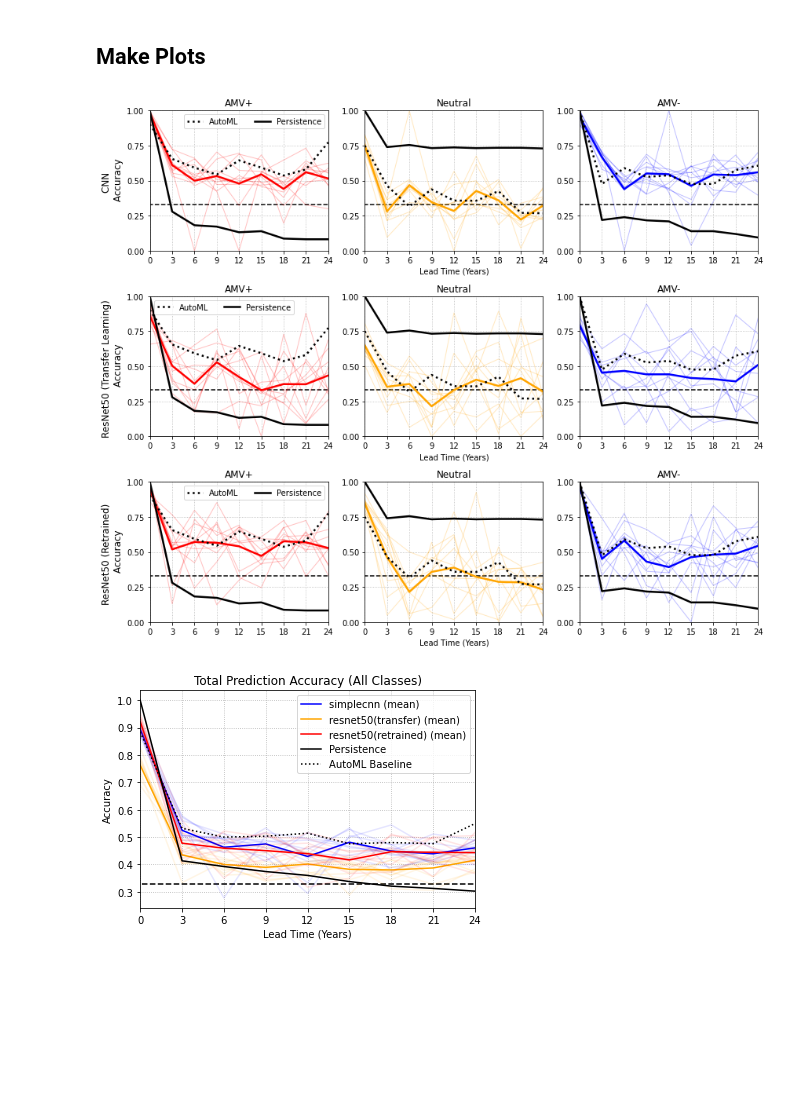
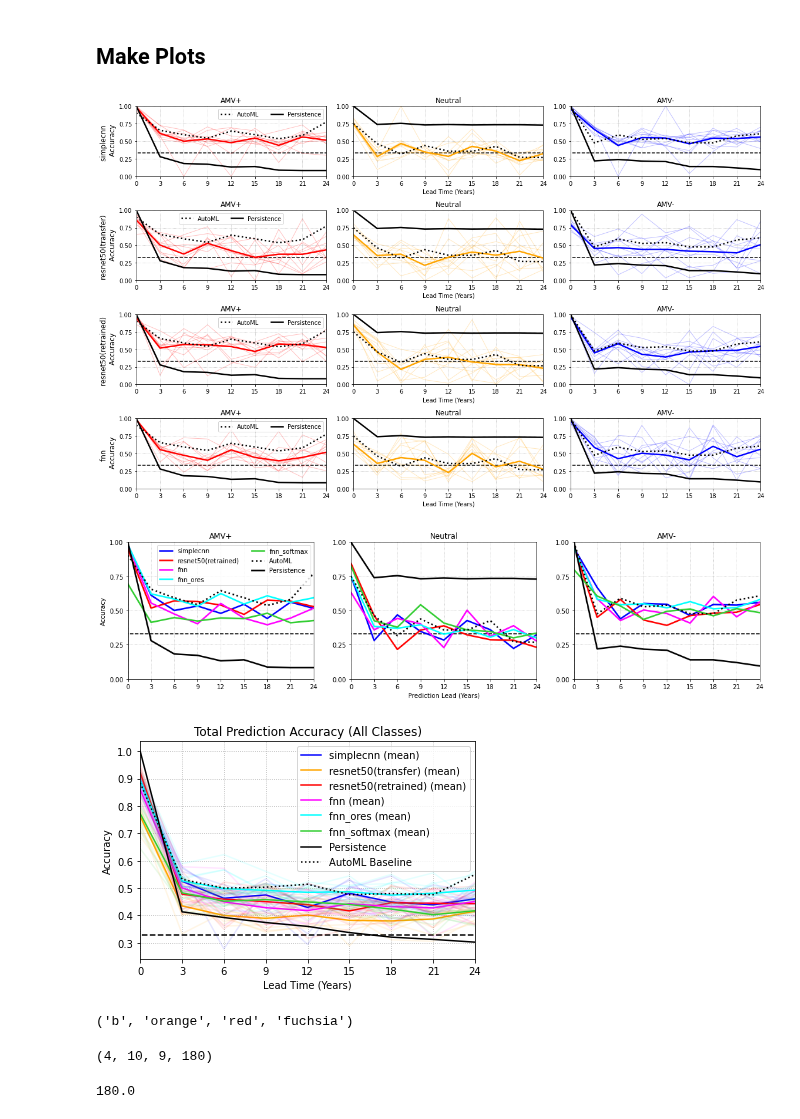
Before and after one commit to glennliu265/predict_amv, a Jupyter notebook: Analysis/viz_results.ipynb, the cells around one changed output. Cells and saved outputs as stored; diff of their text form; code cells hidden in the pictures; blank space fills up the shorter version.

Commit message:
Added two more experiments to results visualization
- Added visualization for FNN2 case with original resolution, and the same but with an added softmax layer.

```diff
--- a/Analysis/viz_results.ipynb
+++ b/Analysis/viz_results.ipynb
@@ -26,8 +27,8 @@ outfigpath = "../Figures/"
 # Settings+Names for labeling/plotting, Data is formatted as [Class1, Class2, Class3]
 classes   = ["AMV+","Neutral","AMV-"] # [Class1 = AMV+, Class2 = Neutral, Class3 = AMV-]
 leads     = np.arange(0,25,3)
-expnames  = ['simplecnn','resnet50(transfer)','resnet50(retrained)']
-expcolors = ("b","orange","red") # Colors for line plots corresponding to each experiment
+expnames  = ['simplecnn','resnet50(transfer)','resnet50(retrained)',"fnn","fnn_ores","fnn_softmax"]
+expcolors = ("b","orange","red","fuchsia","cyan","limegreen") # Colors for line plots corresponding to each experiment
 baseline  = 0.69476744 # Baseline value to plot
 # %%
 # Functions
@@ -76,7 +77,7 @@ def make_acc_heatmap(accbyclass,leads,title,classes,ax=None):
                            ha="center", va="center", color=col)
     return ax
 
-def load_result(fn):
+def load_result(fn,debug=False):
     """
     Load results for each of the variable names
 
@@ -85,10 +86,20 @@ def load_result(fn):
 
     ld = np.load(fn,allow_pickle=True)
     vnames = ld.files
+    if debug:
+        print(vnames)
     output = []
     for v in vnames:
         output.append(ld[v])
     return output,vnames
+
+
+
+def retrieve_lead(shuffidx,lead,nens,tstep):
+
+    orishape = [nens,tstep-lead]
+    outidx   = np.unravel_index(shuffidx,orishape)
+    return outidx
 # %% [markdown]
 ## Load Data
 # %%
@@ -193,54 +231,93 @@ Text(0.5, 1.0, 'Persistence Baseline')
 # Plot Accuracy vs Leadtime for each Predictor
 
 classcol = ['r','orange','b']
-
-fig,axsall = plt.subplots(3,3,figsize=(12,10))
+classnamelong = expnames
+fig,axsall = plt.subplots(4,3,figsize=(16,10))
 
 lwall = 2.5
-for i in range(3): # Looping for each model type
+for i in range(4): # Looping for each model type
 
     axs = axsall[i,:]
     for c in range(3):
         ax = axs[c]
 
         if c == 0:
             ax.set_ylabel("%s \n Accuracy"%classnamelong[i],fontsize=12)
         if c == 1:
             ax.set_xlabel("Lead Time (Years)")
 
         ax.grid(True,ls='dotted')
         ax.set_xticks(leads)
         ax.set_yticks(np.arange(0,1.25,.25))
         ax.set_xlim(0,24)
         ax.set_title("%s" %(classes[c]),fontsize=12)
 
         for r in range(10):
             ax.plot(leads,classacc[i,r,:,c],label="",color=classcol[c],alpha=0.25,lw=1)
         ax.plot(leads,classacc[i,:,:,c].mean(0),color=classcol[c],alpha=1,lw=lwall)
         #ax.plot(np.arange(0,25,1),autodat[:,c],color='k',ls='dotted',label="AutoML")
         ax.plot(leads,autodat[::3,c],color='k',ls='dotted',label="AutoML",lw=lwall)
         ax.plot(leads,persaccclass[:,c],color='k',label="Persistence",lw=lwall)
 
         ax.hlines([0.33],xmin=-1,xmax=25,ls="dashed",color='k')
         ax.set_ylim([0,1])
         if c == 0:
             ax.legend(fontsize=10,ncol=3)
     #plt.suptitle(expnames[i])
     plt.tight_layout()
 plt.savefig("%sFig04_AccbyClass_Leadtime_Horizontal.png"% (outfigpath),dpi=150)
 # %% [output]
-[figure, old version]
+[figure, new version]
+# %%
+# Compare Between Models by Class
+
+plotmodels = [0,2,3,4,5]
+
+fig,axs = plt.subplots(1,3,figsize=(18,4))
+
+for c in range(3):
+
+    # Initialize plot
+    ax = axs[c]
+    ax.set_title("%s" %(classes[c]),fontsize=12)
+    ax.set_xlim([0,24])
+    ax.set_xticks(leads)
+    ax.set_ylim([0,1])
+    ax.set_yticks(np.arange(0,1.25,.25))
+    ax.grid(True,ls='dotted')
+
+    for i in plotmodels:
+
+        ax.plot(leads,classacc[i,:,:,c].mean(0),color=expcolors[i],alpha=1,lw=lwall,label=expnames[i])
+
+    ax.plot(leads,autodat[::3,c],color='k',ls='dotted',label="AutoML",lw=lwall)
+    ax.plot(leads,persaccclass[:,c],color='k',label="Persistence",lw=lwall)
+
+    ax.hlines([0.33],xmin=-1,xmax=25,ls="dashed",color='k')
+
+    if c == 0:
+        ax.legend(ncol=2,fontsize=10)
+        ax.set_ylabel("Accuracy")
+    if c == 1:
+        ax.set_xlabel("Prediction Lead (Years)")
+
+
+
+plt.savefig("%sModel_Intercomparison_byclass.png"%outfigpath,dpi=200)
+# %% [output]
+[figure, added]
 # %%
 # Plot total accuracy by lead time for each of the 10 runs, comparing each model
 
 fig,ax=plt.subplots(1,1)
 ax.grid(True,ls="dotted")
-for m in range(3):
+for m in range(len(expnames)):
 
     ax.plot(leads,totalacc[m,:,:].T,label="",color=expcolors[m],alpha=0.1)
     ax.plot(leads,totalacc[m,:,:].mean(0),label="%s (mean)"%expnames[m],color=expcolors[m])
 
 #ax.plot()
+
 ax.plot(leads,persacctotal,color='k',label="Persistence")
 ax.plot(leads,autodattotal[::3],color='k',label="AutoML Baseline",ls='dotted')
 ax.legend()
@@ -252,4 +329,8 @@ ax.set_xlabel("Lead Time (Years)")
 ax.set_xticks(leads)
 plt.savefig("%sTotalPredAcc.png"%outfigpath,dpi=200)
 # %% [output]
-[figure, old version]
+[figure, new version]
+# %%
+expcolors
+# %% [output]
+('b', 'orange', 'red', 'fuchsia')
@@ -255,0 +350,9 @@ plt.savefig("%sTotalPredAcc.png"%outfigpath,dpi=200)
+# %%
+ypred.shape
+ylabs.shape
+# %% [output]
+(4, 10, 9, 180)
+# %%
+.20 * 900
+# %% [output]
+180.0
```
Also changed, not shown: parts of 9 cells of this notebook.
